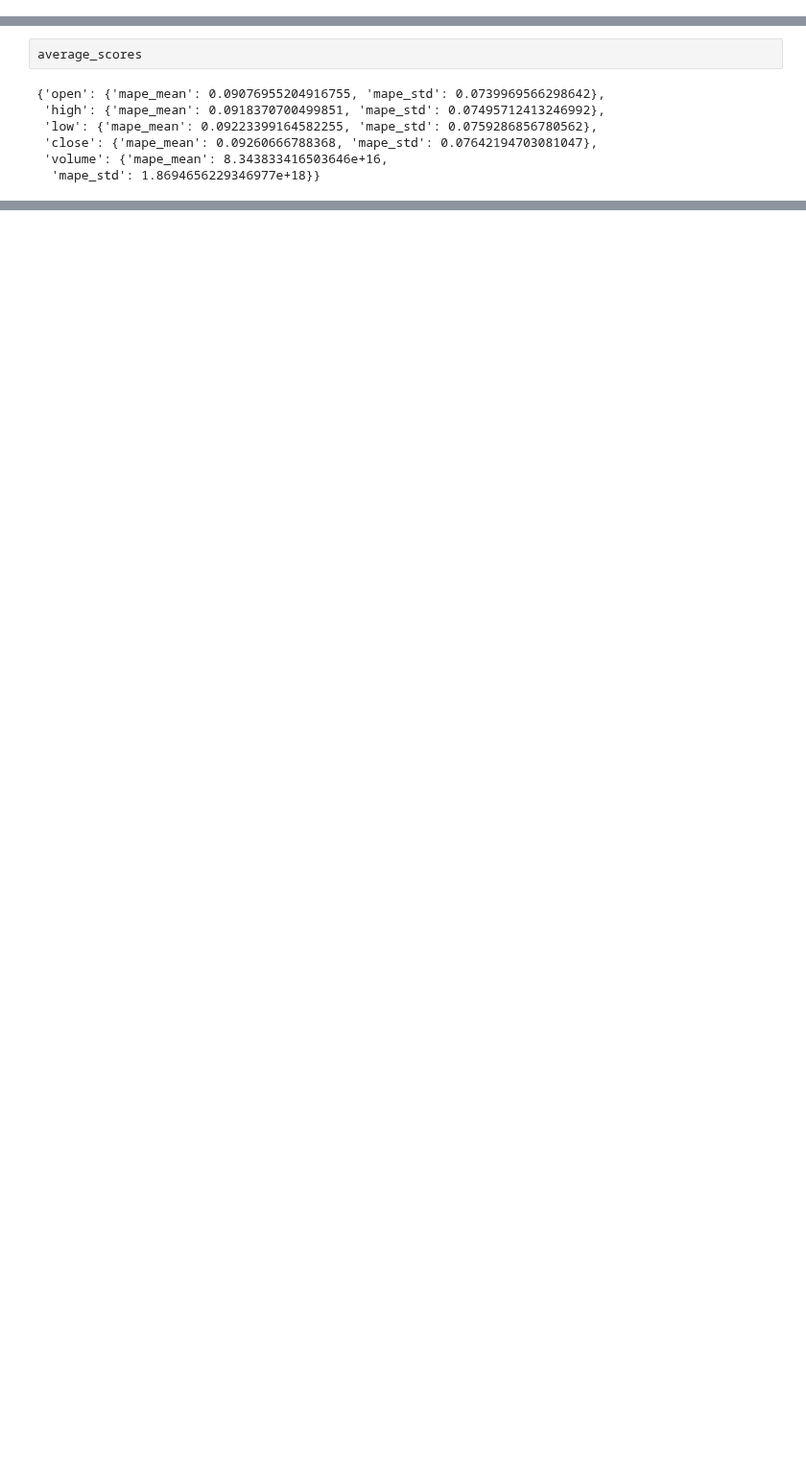
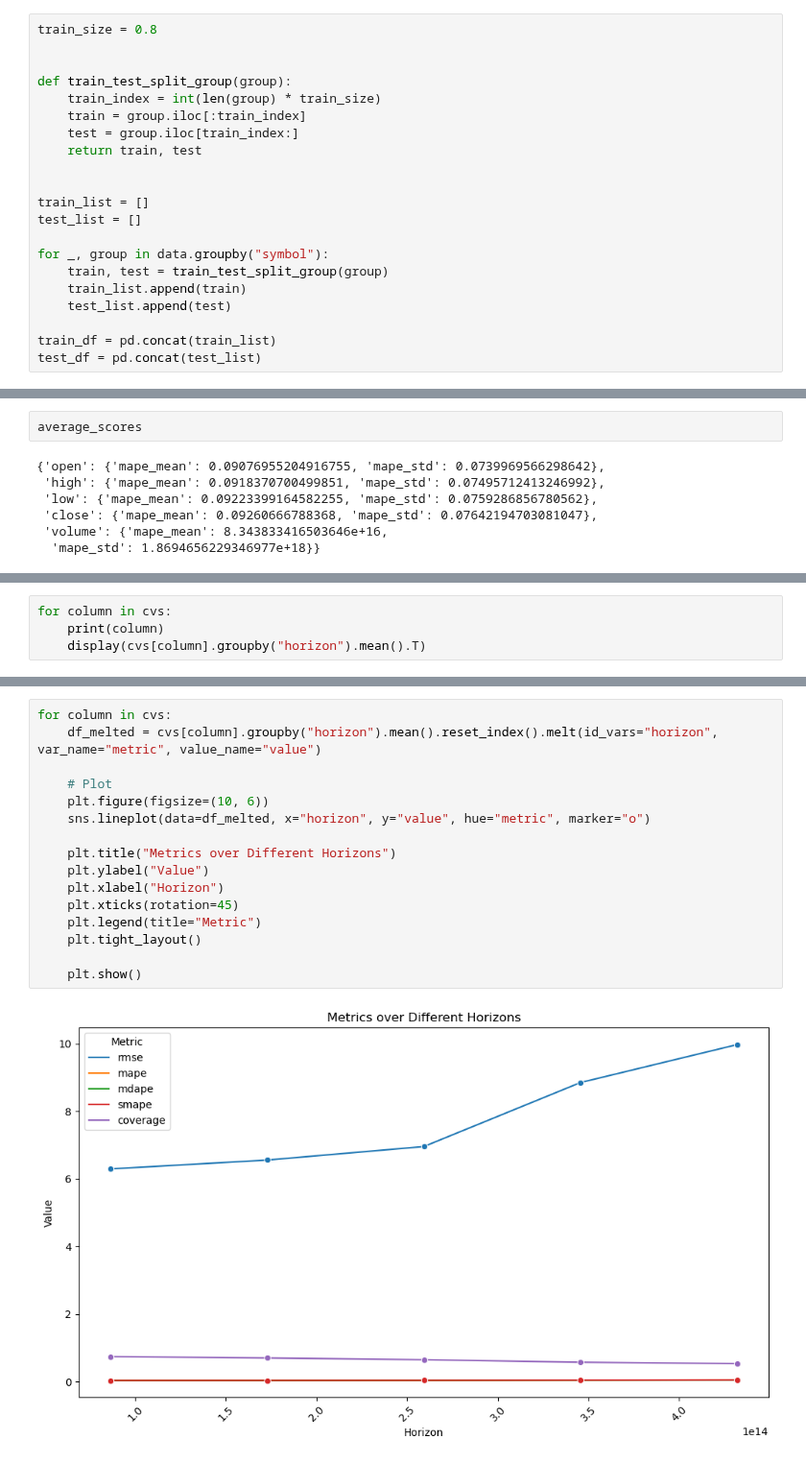
Before and after one commit to mayushii21/market-dashboard, a Jupyter notebook: archive/prophet.ipynb, the cells around one changed output, grey strips where cells are left out. Shown at 96% size. Cells and saved outputs as stored; diff of their text form; blank space fills up the shorter version.

```diff
--- a/archive/prophet.ipynb
+++ b/archive/prophet.ipynb
@@ -37 +53,22 @@ See the caveats in the documentation: https://pandas.pydata.org/pandas-docs/stab
+# %%
+train_size = 0.8
+
+
+def train_test_split_group(group):
+    train_index = int(len(group) * train_size)
+    train = group.iloc[:train_index]
+    test = group.iloc[train_index:]
+    return train, test
+
+
+train_list = []
+test_list = []
+
+for _, group in data.groupby("symbol"):
+    train, test = train_test_split_group(group)
+    train_list.append(train)
+    test_list.append(test)
+
+train_df = pd.concat(train_list)
+test_df = pd.concat(test_list)
 # %%
@@ -128,0 +279,4 @@ average_scores
+# %%
+for column in cvs:
+    print(column)
+    display(cvs[column].groupby("horizon").mean().T)
@@ -128,0 +319,18 @@ average_scores
+# %%
+for column in cvs:
+    df_melted = cvs[column].groupby("horizon").mean().reset_index().melt(id_vars="horizon", var_name="metric", value_name="value")
+
+    # Plot
+    plt.figure(figsize=(10, 6))
+    sns.lineplot(data=df_melted, x="horizon", y="value", hue="metric", marker="o")
+
+    plt.title("Metrics over Different Horizons")
+    plt.ylabel("Value")
+    plt.xlabel("Horizon")
+    plt.xticks(rotation=45)
+    plt.legend(title="Metric")
+    plt.tight_layout()
+
+    plt.show()
+# %% [output]
+[figure, added]
```
Also changed, not shown: parts of 13 cells of this notebook.
